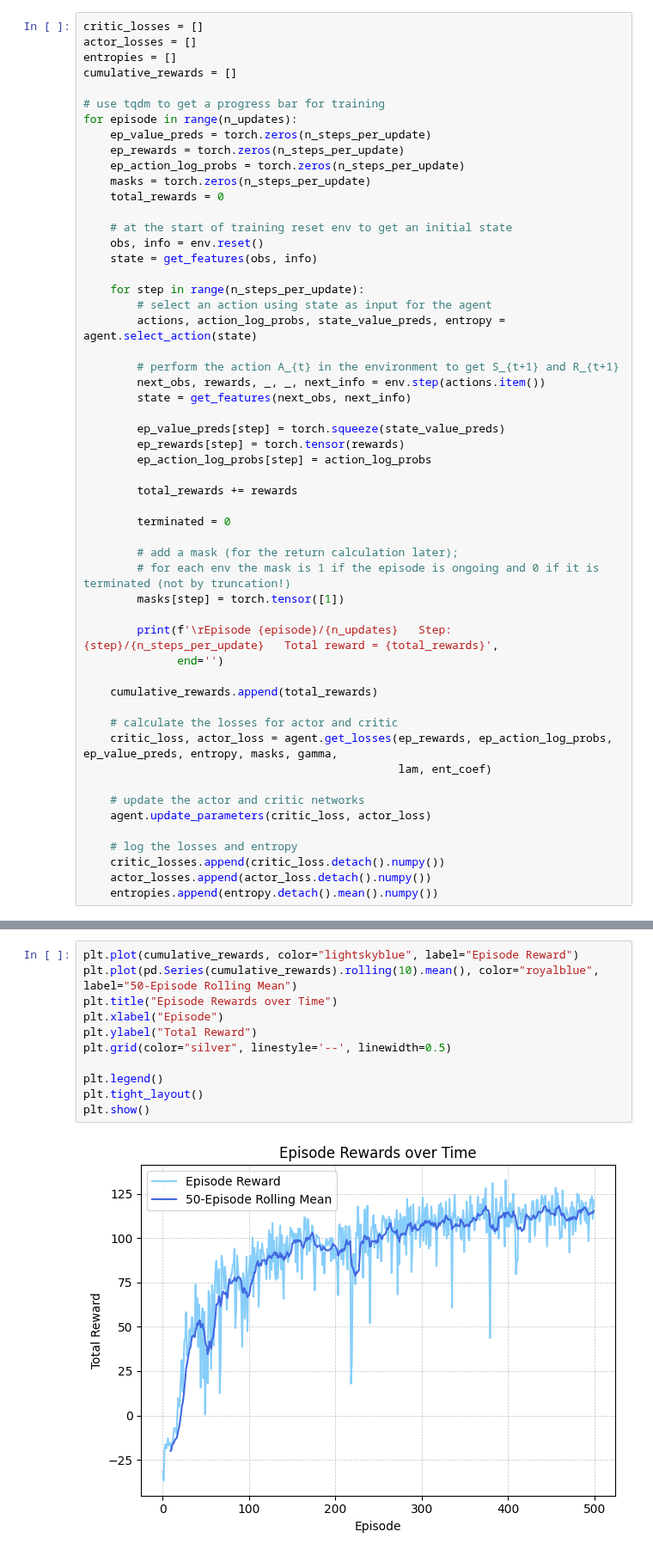
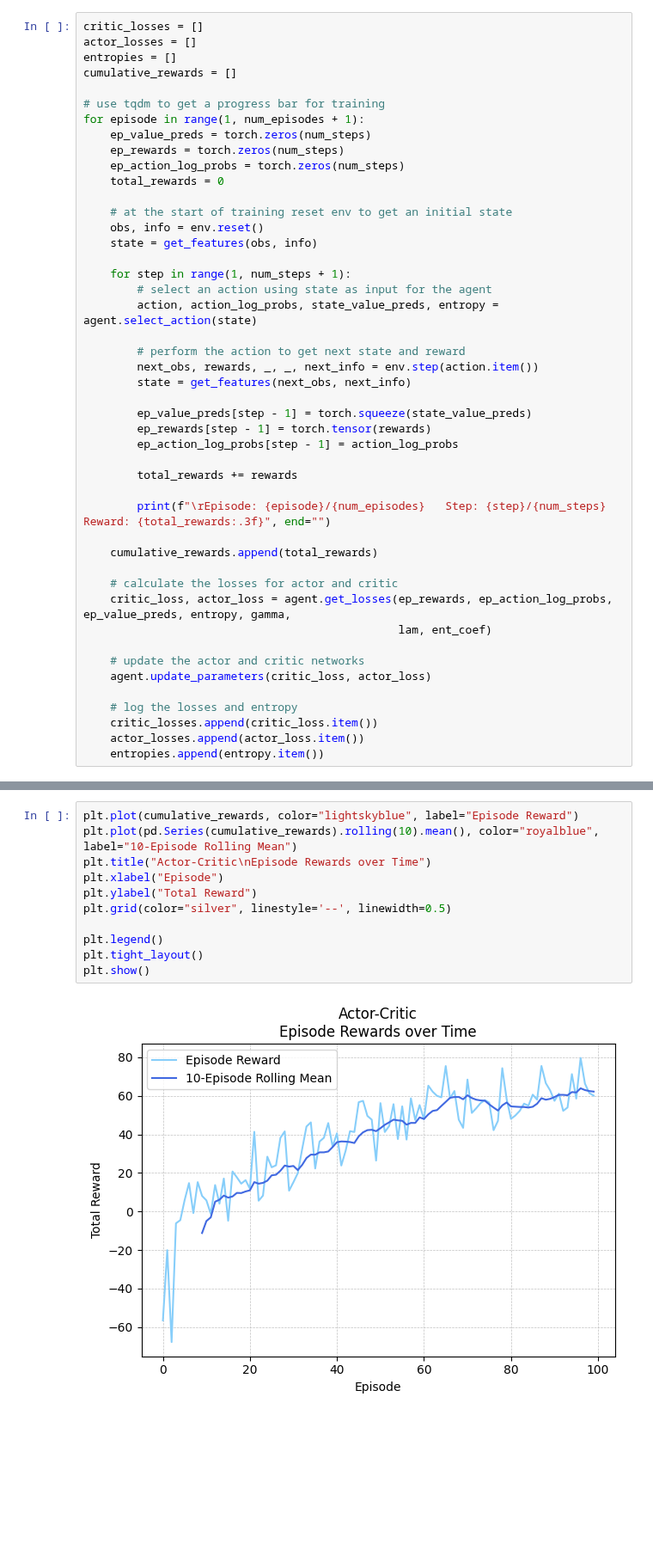
Before and after one commit to kuimetra/reinforcement_learning, a Jupyter notebook: problem_set5/actor_critic.ipynb, the cells around one changed output, grey strips where cells are left out. Shown at 86% size. Saved outputs shown, nothing was run; the diff lists cells and outputs as text; blank space fills up the shorter version.

Commit message:
reward plot

```diff
--- a/problem_set5/actor_critic.ipynb
+++ b/problem_set5/actor_critic.ipynb
@@ -107,51 +117,43 @@ entropies = []
 cumulative_rewards = []
 
 # use tqdm to get a progress bar for training
-for episode in range(n_updates):
-    ep_value_preds = torch.zeros(n_steps_per_update)
-    ep_rewards = torch.zeros(n_steps_per_update)
-    ep_action_log_probs = torch.zeros(n_steps_per_update)
-    masks = torch.zeros(n_steps_per_update)
+for episode in range(1, num_episodes + 1):
+    ep_value_preds = torch.zeros(num_steps)
+    ep_rewards = torch.zeros(num_steps)
+    ep_action_log_probs = torch.zeros(num_steps)
     total_rewards = 0
 
     # at the start of training reset env to get an initial state
     obs, info = env.reset()
     state = get_features(obs, info)
 
-    for step in range(n_steps_per_update):
+    for step in range(1, num_steps + 1):
         # select an action using state as input for the agent
-        actions, action_log_probs, state_value_preds, entropy = agent.select_action(state)
+        action, action_log_probs, state_value_preds, entropy = agent.select_action(state)
 
-        # perform the action A_{t} in the environment to get S_{t+1} and R_{t+1}
-        next_obs, rewards, _, _, next_info = env.step(actions.item())
+        # perform the action to get next state and reward
+        next_obs, rewards, _, _, next_info = env.step(action.item())
         state = get_features(next_obs, next_info)
 
-        ep_value_preds[step] = torch.squeeze(state_value_preds)
-        ep_rewards[step] = torch.tensor(rewards)
-        ep_action_log_probs[step] = action_log_probs
+        ep_value_preds[step - 1] = torch.squeeze(state_value_preds)
+        ep_rewards[step - 1] = torch.tensor(rewards)
+        ep_action_log_probs[step - 1] = action_log_probs
 
         total_rewards += rewards
 
-        terminated = 0
-
-        # add a mask (for the return calculation later);
-        # for each env the mask is 1 if the episode is ongoing and 0 if it is terminated (not by truncation!)
-        masks[step] = torch.tensor([1])
-
-        print(f'\rEpisode {episode}/{n_updates}   Step: {step}/{n_steps_per_update}   Total reward = {total_rewards}',
-              end='')
+        print(f"\rEpisode: {episode}/{num_episodes}   Step: {step}/{num_steps}   Reward: {total_rewards:.3f}", end="")
 
     cumulative_rewards.append(total_rewards)
 
     # calculate the losses for actor and critic
-    critic_loss, actor_loss = agent.get_losses(ep_rewards, ep_action_log_probs, ep_value_preds, entropy, masks, gamma,
+    critic_loss, actor_loss = agent.get_losses(ep_rewards, ep_action_log_probs, ep_value_preds, entropy, gamma,
                                                lam, ent_coef)
 
     # update the actor and critic networks
     agent.update_parameters(critic_loss, actor_loss)
 
     # log the losses and entropy
-    critic_losses.append(critic_loss.detach().numpy())
-    actor_losses.append(actor_loss.detach().numpy())
-    entropies.append(entropy.detach().mean().numpy())
+    critic_losses.append(critic_loss.item())
+    actor_losses.append(actor_loss.item())
+    entropies.append(entropy.item())
 # %% [output]
@@ -159,13 +161,13 @@ Episode 499/500   Step: 999/1000   Total reward = 121.4709932205377526
 # %%
 plt.plot(cumulative_rewards, color="lightskyblue", label="Episode Reward")
-plt.plot(pd.Series(cumulative_rewards).rolling(10).mean(), color="royalblue", label="50-Episode Rolling Mean")
-plt.title("Episode Rewards over Time")
+plt.plot(pd.Series(cumulative_rewards).rolling(10).mean(), color="royalblue", label="10-Episode Rolling Mean")
+plt.title("Actor-Critic\nEpisode Rewards over Time")
 plt.xlabel("Episode")
 plt.ylabel("Total Reward")
 plt.grid(color="silver", linestyle='--', linewidth=0.5)
 
 plt.legend()
 plt.tight_layout()
 plt.show()
 # %% [output]
-[figure, old version]
+[figure, new version]
```
Also changed, not shown: parts of 7 cells of this notebook.
